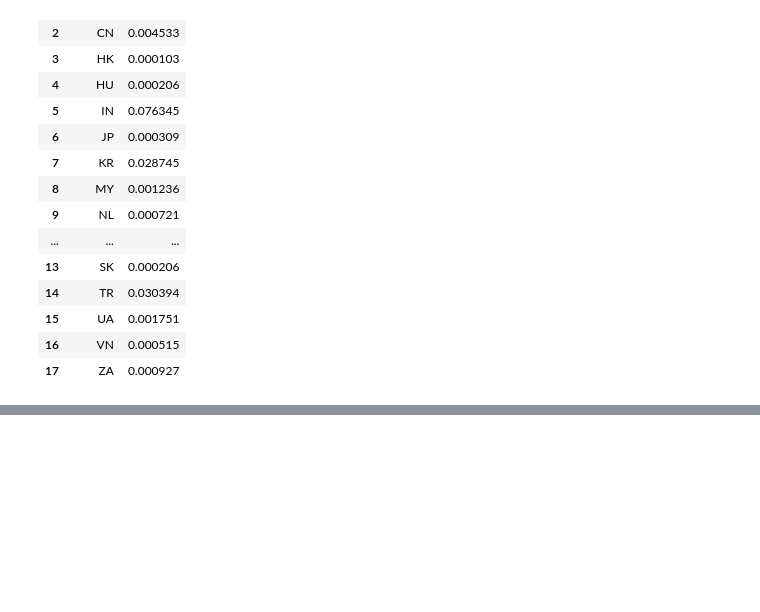
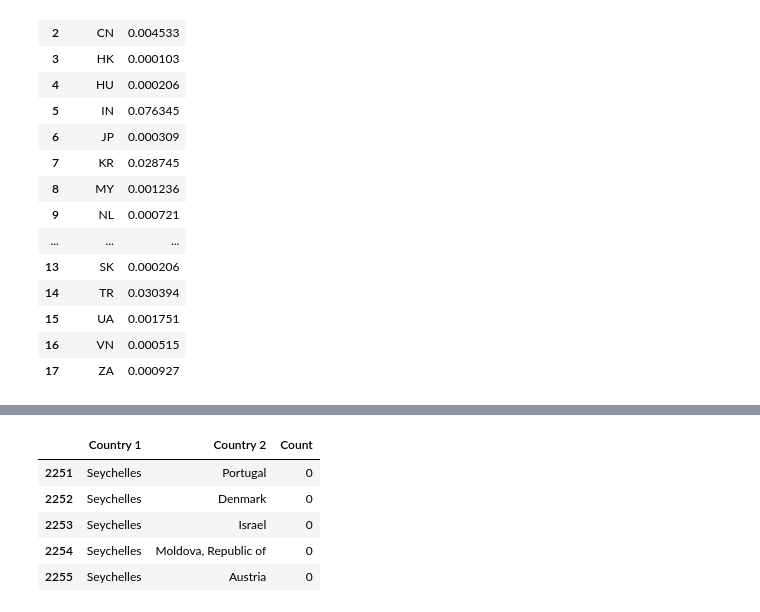
Before and after one commit to lilybhattacharjee5/polisci-vis, a Jupyter notebook: notebooks/iclab-data-files.ipynb, the cells around one changed output, grey strips where cells are left out. Saved outputs shown, nothing was run; the diff lists cells and outputs as text; code cells hidden in the pictures; blank space fills up the shorter version.

```diff
--- a/notebooks/iclab-data-files.ipynb
+++ b/notebooks/iclab-data-files.ipynb
@@ -625,0 +667,9 @@ censored_count_drop_us
+# %%
+dropped_us_common_blocked.tail()
+# %% [output]
+|  | Country 1 | Country 2 | Count |
+| 2251 | Seychelles | Portugal | 0 |
+| 2252 | Seychelles | Denmark | 0 |
+| 2253 | Seychelles | Israel | 0 |
+| 2254 | Seychelles | Moldova, Republic of | 0 |
+| 2255 | Seychelles | Austria | 0 |
```
Also changed, not shown: parts of 8 cells of this notebook, 4 other files.
